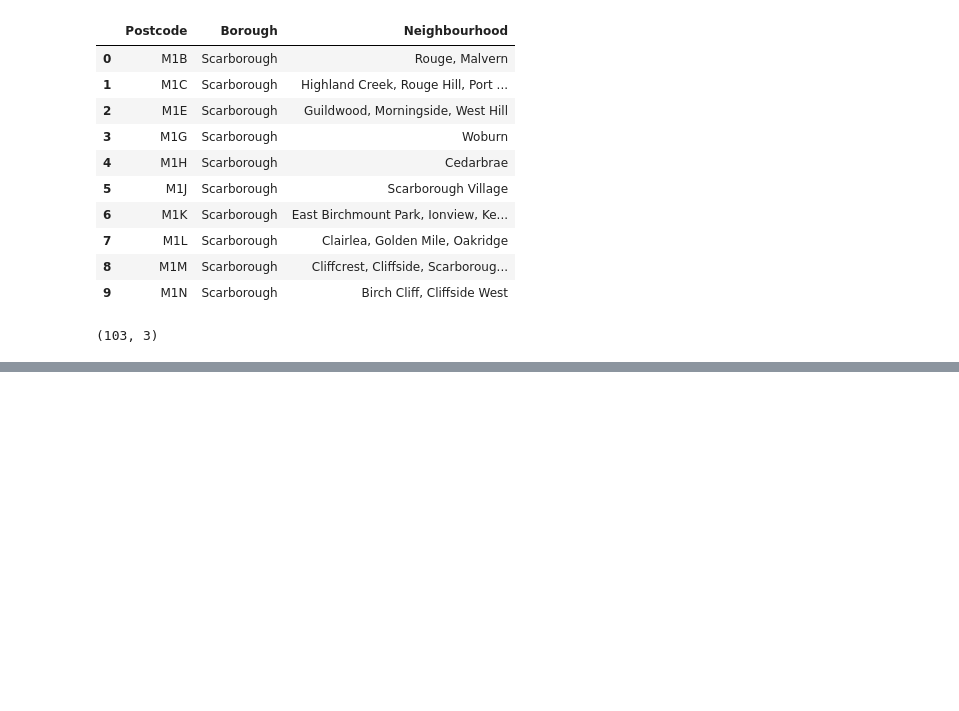
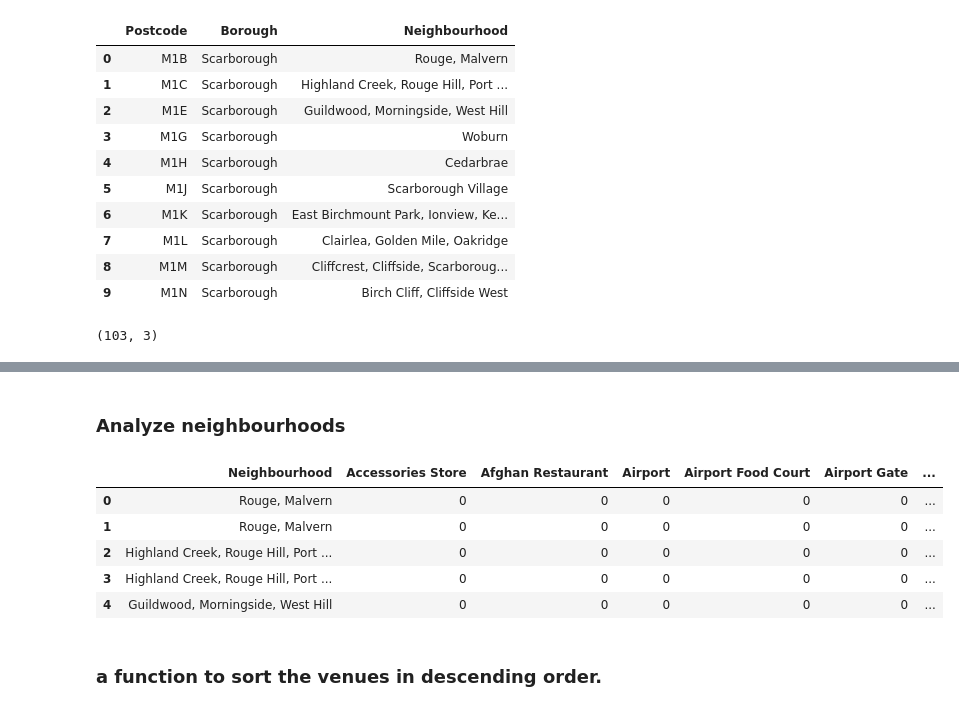
Before and after one commit to gyangit/Coursera_Capstone, a Jupyter notebook: Week 3 Assignment.ipynb, the cells around one changed output, grey strips where cells are left out. Saved outputs shown, nothing was run; the diff lists cells and outputs as text; code cells hidden in the pictures; blank space fills up the shorter version.

```diff
--- a/Week 3 Assignment.ipynb
+++ b/Week 3 Assignment.ipynb
@@ -77,0 +203,8 @@ df1.shape
+# %%
+address = 'Toronto'
+
+geolocator = Nominatim(user_agent="toronto_explorer")
+location = geolocator.geocode(address)
+latitude = location.latitude
+longitude = location.longitude
+print('The geograpical coordinate of Toronto are {}, {}.'.format(latitude, longitude))
@@ -77,0 +215,19 @@ df1.shape
+# %%
+# create map of Toronto using latitude and longitude values
+map_toronto = folium.Map(location=[latitude, longitude], zoom_start=11)
+
+# add markers to map
+for lat, lng, borough, neighbourhood in zip(df1['Latitude'], df1['Longitude'], df1['Borough'], df1['Neighbourhood']):
+    label = '{}, {}'.format(neighbourhood, borough)
+    label = folium.Popup(label, parse_html=True)
+    folium.CircleMarker(
+        [lat, lng],
+        radius=5,
+        popup=label,
+        color='blue',
+        fill=True,
+        fill_color='#3186cc',
+        fill_opacity=0.7,
+        parse_html=False).add_to(map_toronto)
+
+map_toronto
@@ -77,0 +278,6 @@ df1.shape
+# %%
+LIMIT = 100 # limit of number of venues returned by Foursquare API
+Toronto_venues = getNearbyVenues(names=df1['Neighbourhood'],
+                                   latitudes=df1['Latitude'],
+                                   longitudes=df1['Longitude']
+                                  )
@@ -77,0 +302,23 @@ df1.shape
+# %% [markdown]
+### Analyze neighbourhoods
+# %%
+# one hot encoding
+manhattan_onehot = pd.get_dummies(Toronto_venues[['Venue Category']], prefix="", prefix_sep="")
+
+# add neighborhood column back to dataframe
+manhattan_onehot['Neighbourhood'] = Toronto_venues['Neighbourhood']
+
+# move neighborhood column to the first column
+fixed_columns = [manhattan_onehot.columns[-1]] + list(manhattan_onehot.columns[:-1])
+manhattan_onehot = manhattan_onehot[fixed_columns]
+
+manhattan_onehot.head()
+# %% [output]
+|  | Neighbourhood | Accessories Store | Afghan Restaurant | Airport | Airport Food Court | Airport Gate | ... |
+| 0 | Rouge, Malvern | 0 | 0 | 0 | 0 | 0 | ... |
+| 1 | Rouge, Malvern | 0 | 0 | 0 | 0 | 0 | ... |
+| 2 | Highland Creek, Rouge Hill, Port ... | 0 | 0 | 0 | 0 | 0 | ... |
+| 3 | Highland Creek, Rouge Hill, Port ... | 0 | 0 | 0 | 0 | 0 | ... |
+| 4 | Guildwood, Morningside, West Hill | 0 | 0 | 0 | 0 | 0 | ... |
+# %% [markdown]
+### a function to sort the venues in descending order.
```
Also changed, not shown: parts of 29 cells of this notebook.
